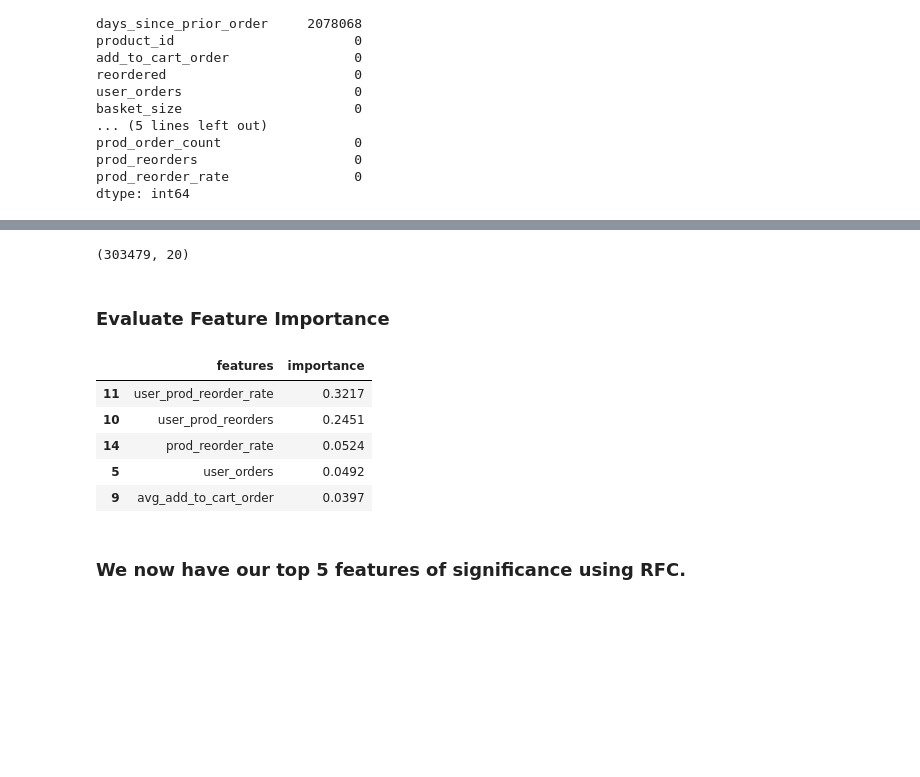
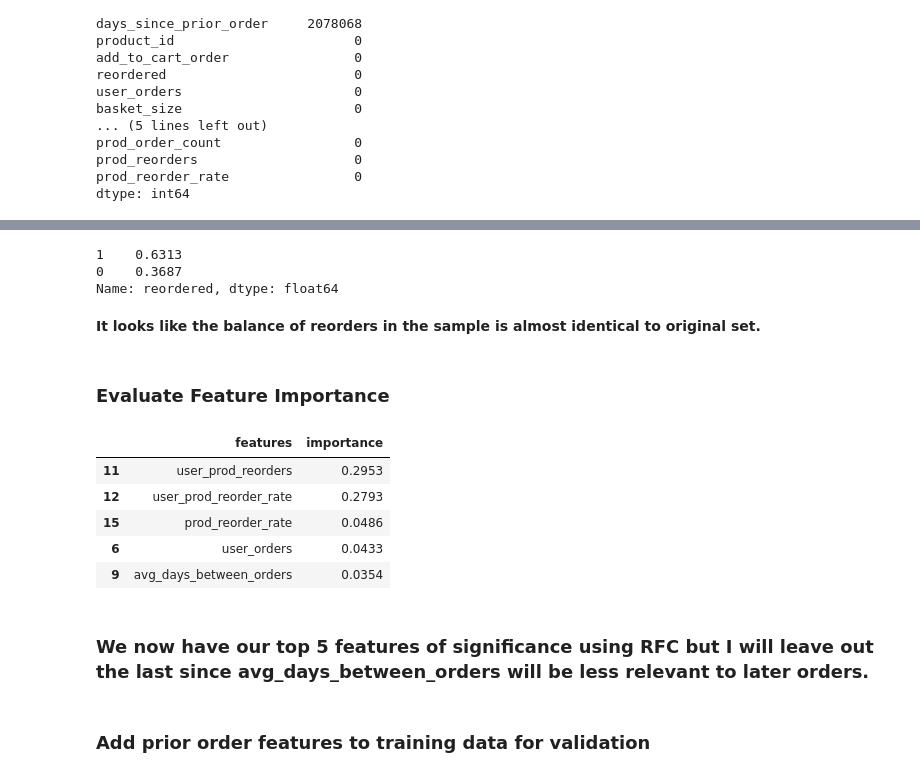
Before and after one commit to paliramuk/market-basket-analysis, a Jupyter notebook: Features.ipynb, the cells around one changed output, grey strips where cells are left out. Saved outputs shown, nothing was run; the diff lists cells and outputs as text; code cells hidden in the pictures; blank space fills up the shorter version.

```diff
--- a/Features.ipynb
+++ b/Features.ipynb
@@ -15,8 +14,12 @@ print (sys.version)
 # %%
 # Combine order and order_products_prior datasets
 orders_df = pd.read_csv('input/orders.csv')
+orders_df = orders_df[orders_df.eval_set=='prior']
+
 order_products_prior_df = pd.read_csv('input/order_products__prior.csv')
+
 prior_order_features_df = orders_df.merge(order_products_prior_df, how='left', on='order_id')
+
 prior_order_features_df.sample(10)
 # %% [output]
 |  | order_id | user_id | eval_set | order_number | order_dow | order_hour_of_day | days_since_prior_order | ... |
@@ -103,8 +113,13 @@ prior_order_features_df.to_csv('transformed/prior_order_features.csv')
 # %%
-# save a sample of 1% of records or approximatly 300K excluding NaN records
-prior_order_features_df = prior_order_features_df.sample(frac=0.01).dropna()
-prior_order_features_df.shape
+# sample of 1% of records or approximatly 300K excluding NaN records to compare reordered ratio
+prior_order_features_df.dropna().sample(frac=0.01).reordered.value_counts(normalize=True)
 # %% [output]
-(303479, 20)
+1    0.6313
+0    0.3687
+Name: reordered, dtype: float64
+# %% [markdown]
+**It looks like the balance of reorders in the sample is almost identical to original set.**
+# %%
+prior_order_sample_df = prior_order_features_df.dropna().sample(frac=0.01)
 # %%
 # Write to sample to file
@@ -114,29 +129,29 @@ prior_order_features_df.to_csv('transformed/prior_order_features_sample.csv')
 # %%
 # Utilize RFC to evaluate feature predictive importance
 from sklearn.ensemble import RandomForestClassifier
 
-y = prior_order_features_df['reordered']
-X = prior_order_features_df.drop(['reordered','order_id', 'user_id', 'eval_set','order_number'],axis=1)
+y = prior_order_sample_df['reordered']
+X = prior_order_sample_df.drop(['reordered','order_id', 'user_id', 'eval_set','order_number'],axis=1)
 
 cls = RandomForestClassifier(n_estimators=50)
 cls.fit(X, y)
 
 features = X.columns
 feature_importances = cls.feature_importances_
 
 features_df = pd.DataFrame({'features': features, 'importance': feature_importances})
 features_df.sort_values('importance', inplace=True, ascending=False)
 
 features_df.head()
 # %% [output]
 |  | features | importance |
-| 11 | user_prod_reorder_rate | 0.3217 |
-| 10 | user_prod_reorders | 0.2451 |
-| 14 | prod_reorder_rate | 0.0524 |
-| 5 | user_orders | 0.0492 |
-| 9 | avg_add_to_cart_order | 0.0397 |
+| 11 | user_prod_reorders | 0.2953 |
+| 12 | user_prod_reorder_rate | 0.2793 |
+| 15 | prod_reorder_rate | 0.0486 |
+| 6 | user_orders | 0.0433 |
+| 9 | avg_days_between_orders | 0.0354 |
 # %% [markdown]
-### We now have our top 5 features of significance using RFC.
+### We now have our top 5 features of significance using RFC but I will leave out the last since avg_days_between_orders will be less relevant to later orders.
 # %%
 # let's try Recursive feature elimination with cross-validation
 # http://scikit-learn.org/stable/auto_examples/feature_selection/plot_rfe_with_cross_validation.html
@@ -163,3 +178,5 @@ plt.xlabel("# Features")
 plt.ylabel("Cross Val / Precision Score")
 plt.plot(range(1, len(rfecv.grid_scores_) + 1), rfecv.grid_scores_)
 plt.show()
+# %% [markdown]
+### Add prior order features to training data for validation
```
Also changed, not shown: parts of 14 cells of this notebook, 1 other file.
